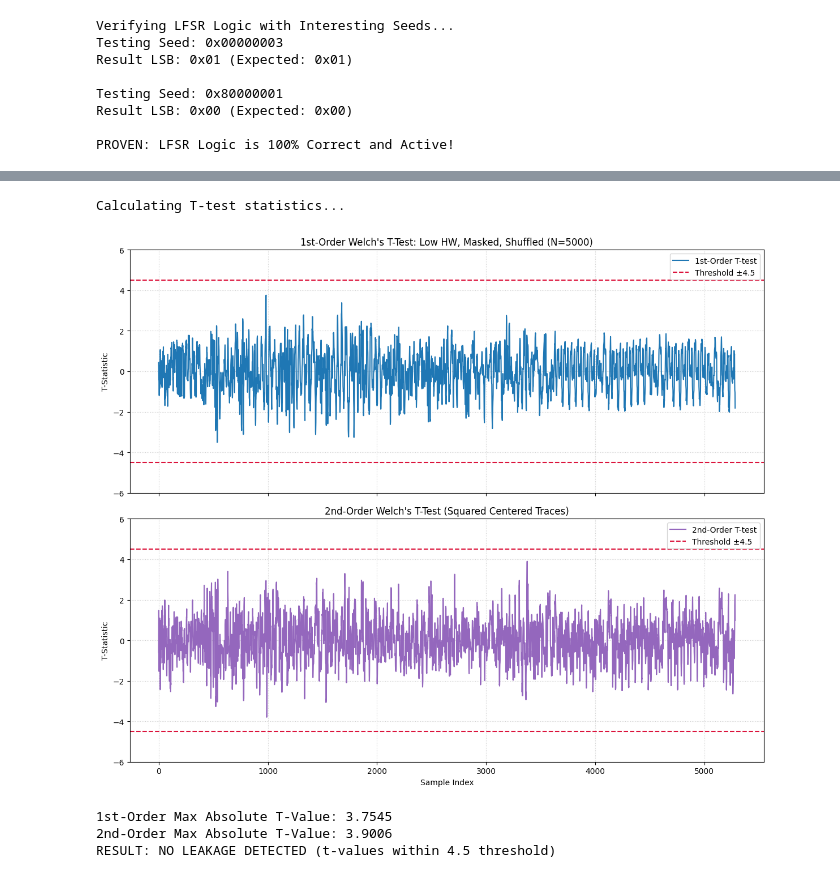
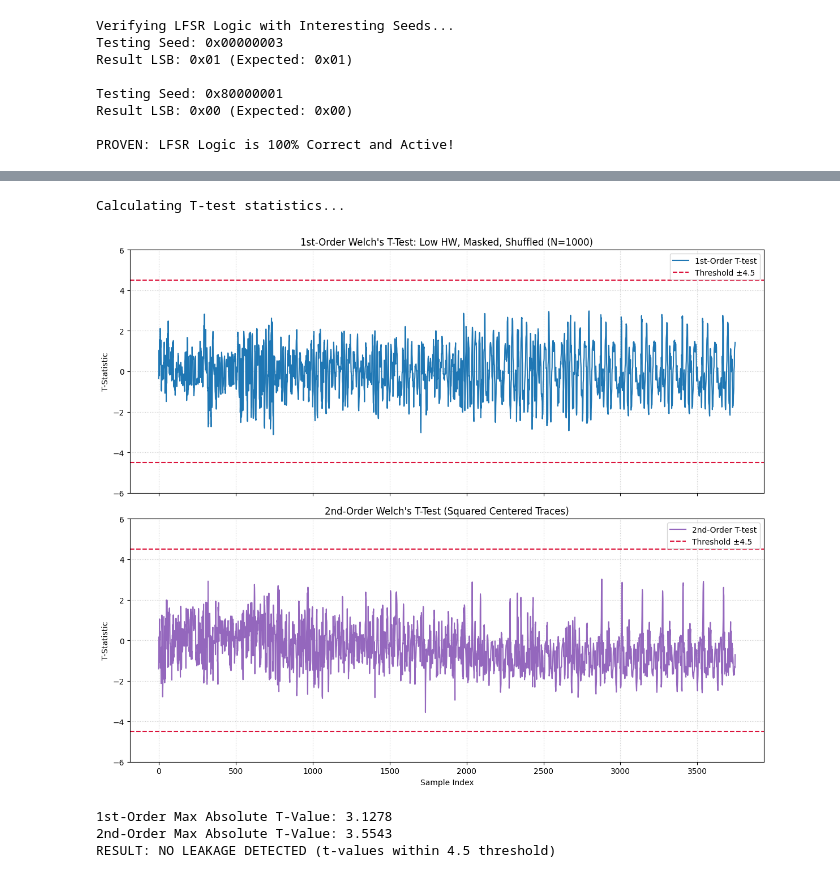
Before and after one commit to talor1321/secured_hardware_final_project, a Jupyter notebook: jupyter.ipynb, the cells around one changed output, grey strips where cells are left out. Saved outputs shown, nothing was run; the diff lists cells and outputs as text; code cells hidden in the pictures.

```diff
--- a/jupyter.ipynb
+++ b/jupyter.ipynb
@@ -154,18 +189,21 @@ def set_seed(seed_value, is_high_hw=False, is_masked=False, is_shuffled=False, m
     if apply_flags:
         set_mode_flags(is_high_hw=is_high_hw, is_masked=is_masked, is_shuffled=is_shuffled)
 
-    state32 = int(seed_value) & 0xFFFFFFFF
+    mask1_32 = int(seed_value) & 0xFFFFFFFF
 
     # Generate Masks
-    mask1_32 = (int(mask_value) & 0xFFFFFFFF) if is_masked else 0
-    mask2_32 = (int(mask_value2) & 0xFFFFFFFF) if is_masked else 0
+    mask2_32 = (int(mask_value) & 0xFFFFFFFF) if is_masked else 0
+    mask3_32 = (int(mask_value2) & 0xFFFFFFFF) if is_masked else 0
+
+    if is_masked:
+        mask1_32 = (int(mask1_32 ^ mask_value ^ mask_value2) & 0xFFFFFFFF)
 
     # Generate Random Shuffle Initializer
     shuffle_val_32 = 0
     if is_masked and is_shuffled:
         shuffle_val_32 = int(np.random.randint(0, 0xFFFFFFFF, dtype=np.uint32))
 
-    payload = struct.pack('<IIII', state32, mask1_32, mask2_32, shuffle_val_32)
+    payload = struct.pack('<IIII', mask1_32, mask2_32, mask3_32, shuffle_val_32)
 
     target.simpleserial_write('s', bytearray(payload))
     response = target.simpleserial_read('r', 1, timeout=100)
@@ -367,7 +406,7 @@ def run_lfsr_ttest(is_high_hw=False, num_traces=5000, num_steps=1, is_masked=Fal
 # %%
 # Executing T-test for Low Hamming Weight LFSR
 # Parameters: is_high_hw=False, num_traces=5000
-run_lfsr_ttest(is_high_hw=False, num_traces=5000, num_steps=10, is_masked=True, is_shuffled=True)
+run_lfsr_ttest(is_high_hw=False, num_traces=1000, num_steps=10, is_masked=True, is_shuffled=True)
 # %% [output]
 Fixed Seed: 12345678
 Mode Flags Sent: 0x06
@@ -377,8 +417,8 @@ Scope samples dynamically set to 5282 (includes 20% headroom) for 10 steps.
 --- Starting Leakage Assessment for Low HW, Masked, Shuffled (10 steps) ---
 Calculating T-test statistics...
-[figure, old version]
+[figure, new version]
-1st-Order Max Absolute T-Value: 3.7545
-2nd-Order Max Absolute T-Value: 3.9006
+1st-Order Max Absolute T-Value: 3.1278
+2nd-Order Max Absolute T-Value: 3.5543
 RESULT: NO LEAKAGE DETECTED (t-values within 4.5 threshold)
 # %%
 # Executing T-test for High Hamming Weight LFSR (Polynomial HW=15)
```
Also changed, not shown: parts of 7 cells of this notebook, 1 other file.
